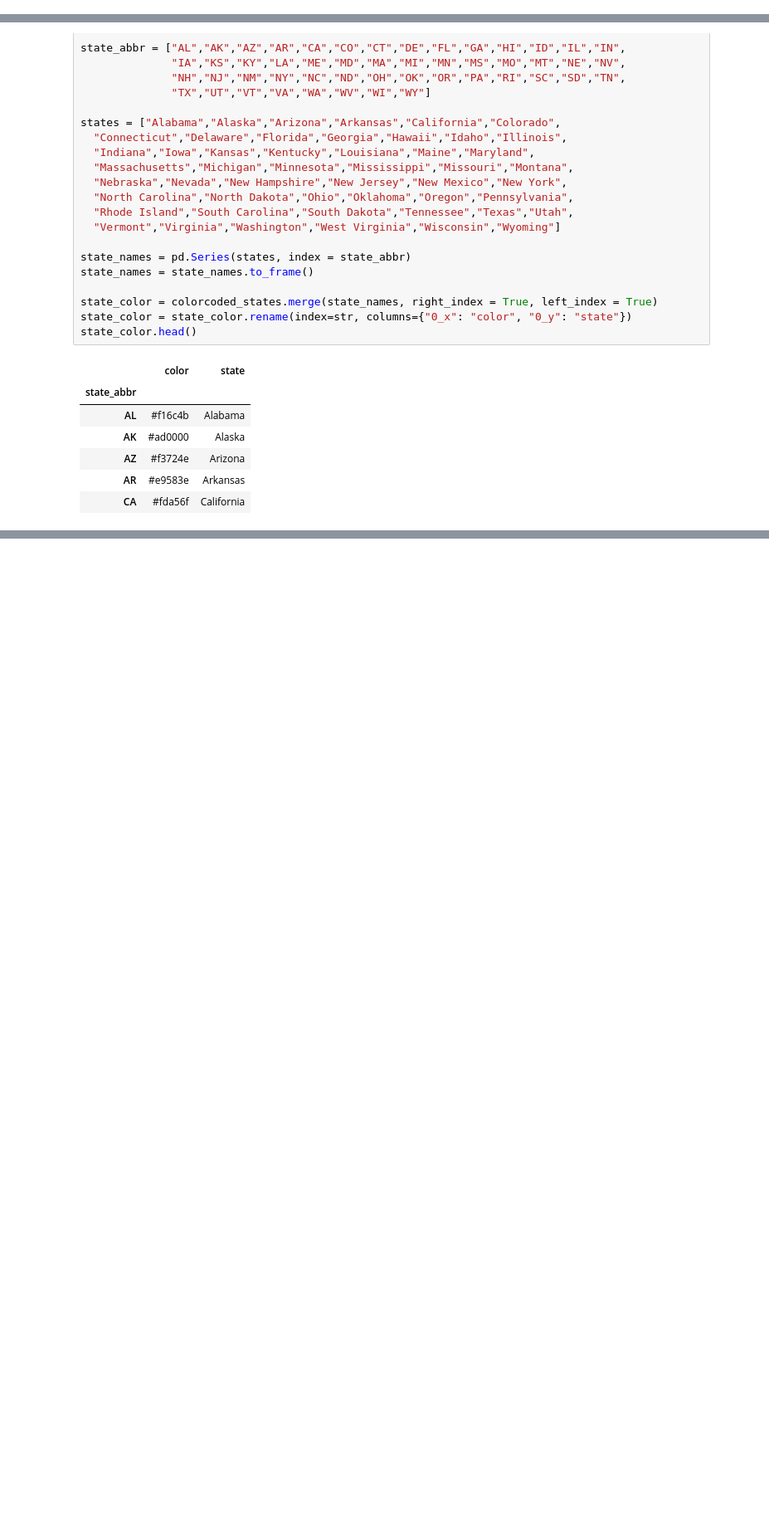
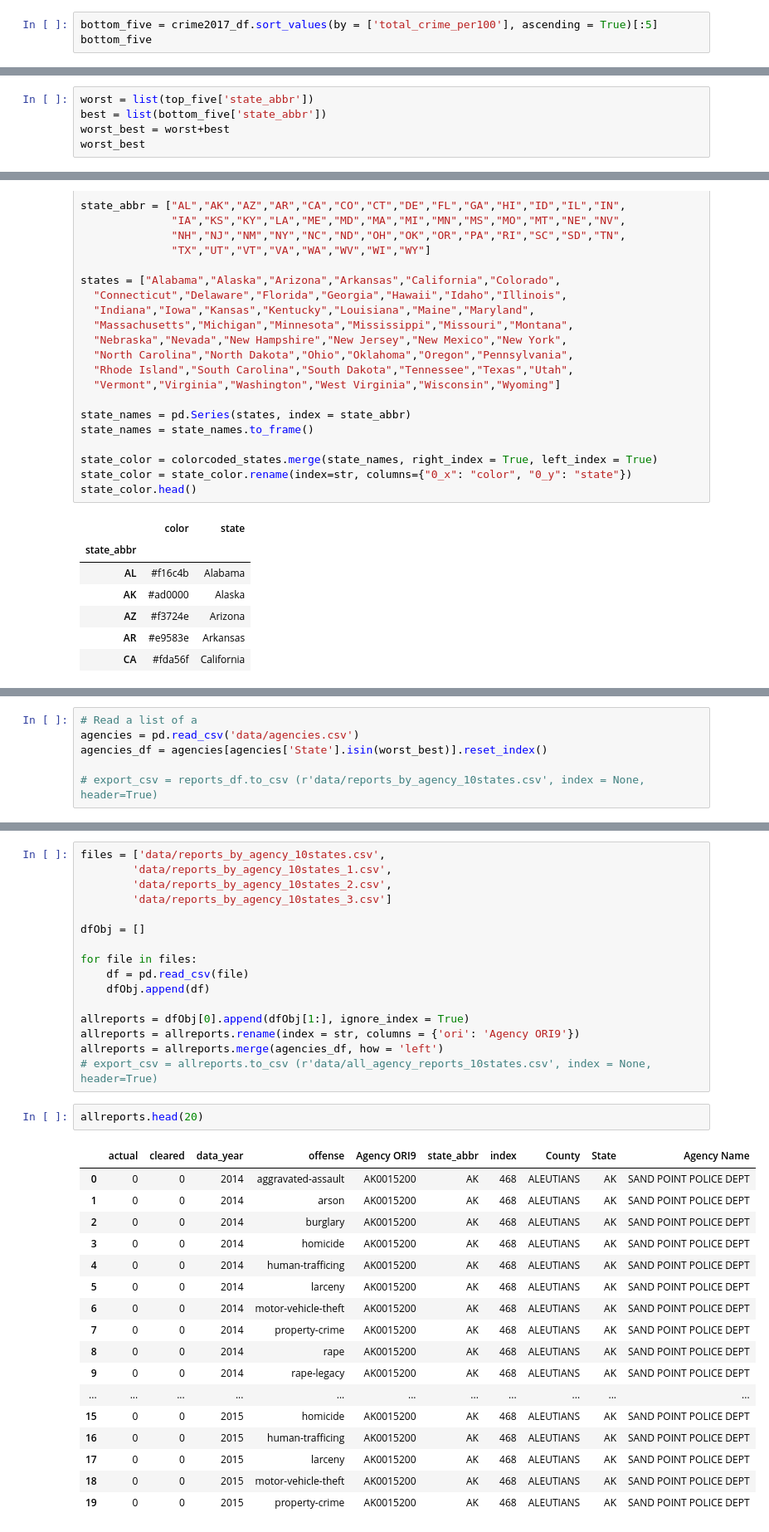
Before and after one commit to gilbertduenas/Data_Viz_Project, a Jupyter notebook: crime_explore/crime_analysis.ipynb, the cells around one changed output, grey strips where cells are left out. Shown at 83% size. Drawn from its saved outputs; the diff is of its cells as text; blank space fills up the shorter version.

Commit message:
Aggregate crime data by county from law enforcement agenciy UCR reports

```diff
--- a/crime_explore/crime_analysis.ipynb
+++ b/crime_explore/crime_analysis.ipynb
@@ -51,3 +50,6 @@ crime2017_sorted.head()
 | 682 | LA | 26092 | 157712 | 4684333 | 0.557006 | 3.366797 | ... |
 | 1522 | SC | 25432 | 160575 | 5024369 | 0.506173 | 3.195924 | ... |
 | 119 | AR | 16671 | 92489 | 3004279 | 0.554909 | 3.078576 | ... |
+# %%
+bottom_five = crime2017_df.sort_values(by = ['total_crime_per100'], ascending = True)[:5]
+bottom_five
@@ -53,0 +63,5 @@ crime2017_sorted.head()
+# %%
+worst = list(top_five['state_abbr'])
+best = list(bottom_five['state_abbr'])
+worst_best = worst+best
+worst_best
@@ -124,0 +203,6 @@ fig
+# %%
+# Read a list of a
+agencies = pd.read_csv('data/agencies.csv')
+agencies_df = agencies[agencies['State'].isin(worst_best)].reset_index()
+
+# export_csv = reports_df.to_csv (r'data/reports_by_agency_10states.csv', index = None, header=True)
@@ -124,0 +266,36 @@ fig
+# %%
+files = ['data/reports_by_agency_10states.csv',
+        'data/reports_by_agency_10states_1.csv',
+        'data/reports_by_agency_10states_2.csv',
+        'data/reports_by_agency_10states_3.csv']
+
+dfObj = []
+
+for file in files:
+    df = pd.read_csv(file)
+    dfObj.append(df)
+
+allreports = dfObj[0].append(dfObj[1:], ignore_index = True)
+allreports = allreports.rename(index = str, columns = {'ori': 'Agency ORI9'})
+allreports = allreports.merge(agencies_df, how = 'left')
+# export_csv = allreports.to_csv (r'data/all_agency_reports_10states.csv', index = None, header=True)
+# %%
+allreports.head(20)
+# %% [output]
+|  | actual | cleared | data_year | offense | Agency ORI9 | state_abbr | index | County | State | Agency Name |
+| 0 | 0 | 0 | 2014 | aggravated-assault | AK0015200 | AK | 468 | ALEUTIANS | AK | SAND POINT POLICE DEPT |
+| 1 | 0 | 0 | 2014 | arson | AK0015200 | AK | 468 | ALEUTIANS | AK | SAND POINT POLICE DEPT |
+| 2 | 0 | 0 | 2014 | burglary | AK0015200 | AK | 468 | ALEUTIANS | AK | SAND POINT POLICE DEPT |
+| 3 | 0 | 0 | 2014 | homicide | AK0015200 | AK | 468 | ALEUTIANS | AK | SAND POINT POLICE DEPT |
+| 4 | 0 | 0 | 2014 | human-trafficing | AK0015200 | AK | 468 | ALEUTIANS | AK | SAND POINT POLICE DEPT |
+| 5 | 0 | 0 | 2014 | larceny | AK0015200 | AK | 468 | ALEUTIANS | AK | SAND POINT POLICE DEPT |
+| 6 | 0 | 0 | 2014 | motor-vehicle-theft | AK0015200 | AK | 468 | ALEUTIANS | AK | SAND POINT POLICE DEPT |
+| 7 | 0 | 0 | 2014 | property-crime | AK0015200 | AK | 468 | ALEUTIANS | AK | SAND POINT POLICE DEPT |
+| 8 | 0 | 0 | 2014 | rape | AK0015200 | AK | 468 | ALEUTIANS | AK | SAND POINT POLICE DEPT |
+| 9 | 0 | 0 | 2014 | rape-legacy | AK0015200 | AK | 468 | ALEUTIANS | AK | SAND POINT POLICE DEPT |
+| ... | ... | ... | ... | ... | ... | ... | ... | ... | ... | ... |
+| 15 | 0 | 0 | 2015 | homicide | AK0015200 | AK | 468 | ALEUTIANS | AK | SAND POINT POLICE DEPT |
+| 16 | 0 | 0 | 2015 | human-trafficing | AK0015200 | AK | 468 | ALEUTIANS | AK | SAND POINT POLICE DEPT |
+| 17 | 0 | 0 | 2015 | larceny | AK0015200 | AK | 468 | ALEUTIANS | AK | SAND POINT POLICE DEPT |
+| 18 | 0 | 0 | 2015 | motor-vehicle-theft | AK0015200 | AK | 468 | ALEUTIANS | AK | SAND POINT POLICE DEPT |
+| 19 | 0 | 0 | 2015 | property-crime | AK0015200 | AK | 468 | ALEUTIANS | AK | SAND POINT POLICE DEPT |
```
Also changed, not shown: parts of 24 cells of this notebook, 8 other files.
